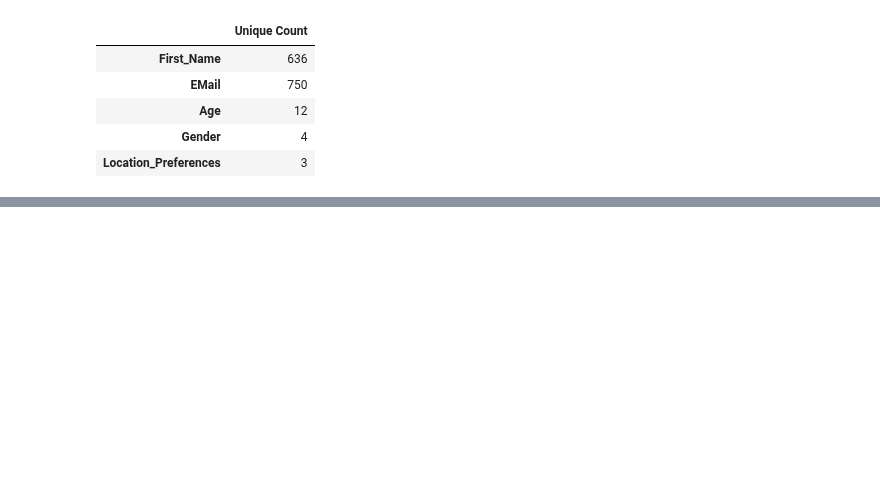
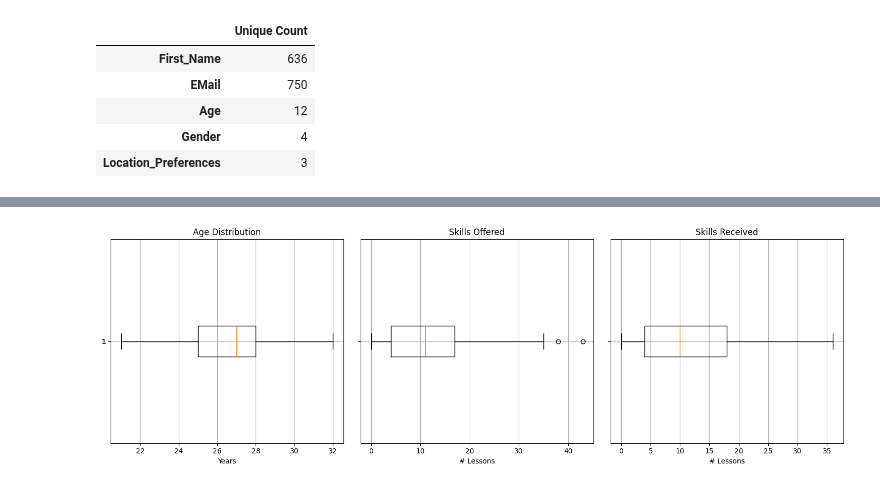
Before and after one commit to TechLabs-Berlin/ws24-skillswap, a Jupyter notebook: DS/notebooks/01_exploratory/Exploratory.data.analysis.ipynb, the cells around one changed output, grey strips where cells are left out. Drawn from its saved outputs; the diff is of its cells as text; code cells hidden in the pictures; blank space fills up the shorter version.

```diff
--- a/DS/notebooks/01_exploratory/Exploratory.data.analysis.ipynb
+++ b/DS/notebooks/01_exploratory/Exploratory.data.analysis.ipynb
@@ -116,0 +120,28 @@ ssw.sort_values(by="Sum_Skills_Rec", ascending=False)[["First_Name", "Sum_Skills
+# %%
+# Find outliers using boxplots
+
+fig, axes = plt.subplots(nrows=1, ncols=3, figsize=(15, 5), sharey=True)
+plt.subplots_adjust(wspace=0.5)
+
+# Age Distribution
+axes[0].boxplot(df1['Age'], vert=False)
+axes[0].set_xlabel('Years')
+axes[0].set_title('Age Distribution')
+axes[0].grid(True)
+
+# Skills Offered
+axes[1].boxplot(df1['Sum_Skills_Off'], vert=False)
+axes[1].set_xlabel('# Lessons')
+axes[1].set_title('Skills Offered')
+axes[1].grid(True)
+
+# Skills Received
+axes[2].boxplot(df1['Sum_Skills_Rec'], vert=False)
+axes[2].set_xlabel('# Lessons')
+axes[2].set_title('Skills Received')
+axes[2].grid(True)
+
+plt.tight_layout()
+plt.show()
+# %% [output]
+[figure, added]
```
Also changed, not shown: parts of 17 cells of this notebook, 3 other files.
